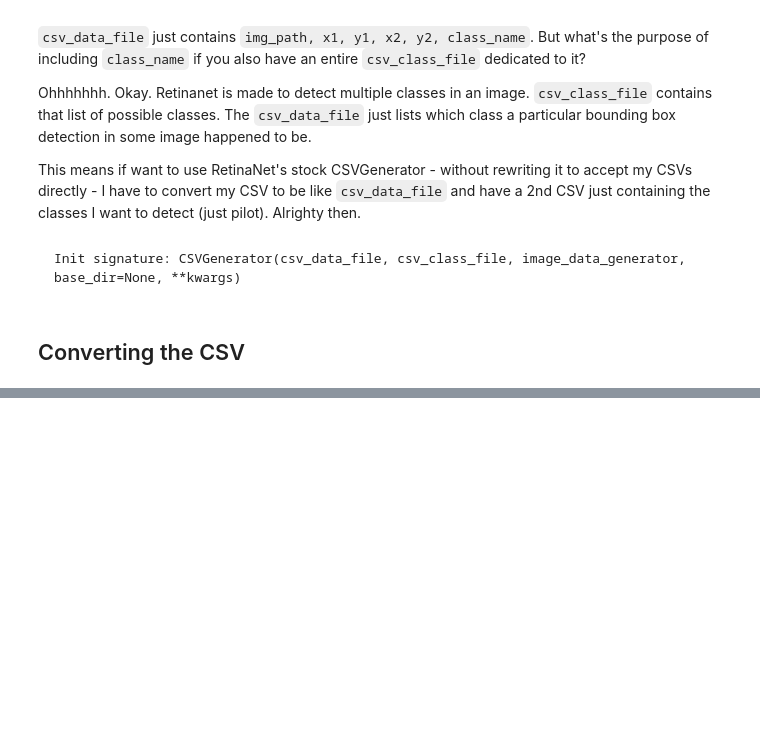
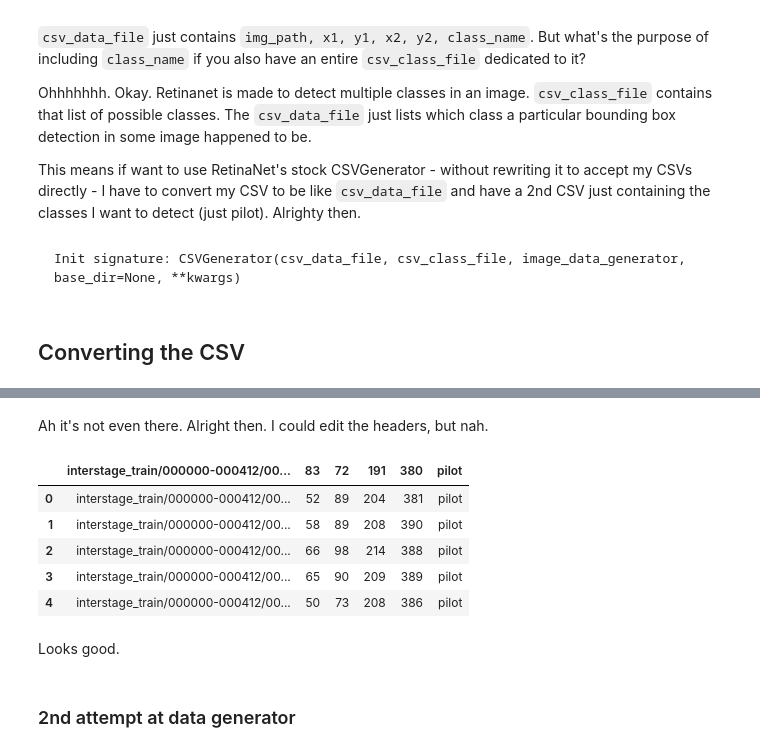
Before and after one commit to WNoxchi/Aersu, a Jupyter notebook: GLOC/finetune-retinanet-dev3.ipynb, the cells around one changed output, grey strips where cells are left out. Saved outputs shown, nothing was run; the diff lists cells and outputs as text; code cells hidden in the pictures; blank space fills up the shorter version.

```diff
--- a/GLOC/finetune-retinanet-dev3.ipynb
+++ b/GLOC/finetune-retinanet-dev3.ipynb
@@ -73,0 +306,2 @@ FileNotFoundError: File b'data/interstage_labels.csv' does not exist
+# %% [markdown]
+Ah it's not even there. Alright then. I could edit the headers, but nah.
@@ -73,0 +331,15 @@ FileNotFoundError: File b'data/interstage_labels.csv' does not exist
+# %%
+df = pd.read_csv('data/interstage_retinanet_data.csv')
+# %%
+df.head()
+# %% [output]
+|  | interstage_train/000000-000412/00... | 83 | 72 | 191 | 380 | pilot |
+| 0 | interstage_train/000000-000412/00... | 52 | 89 | 204 | 381 | pilot |
+| 1 | interstage_train/000000-000412/00... | 58 | 89 | 208 | 390 | pilot |
+| 2 | interstage_train/000000-000412/00... | 66 | 98 | 214 | 388 | pilot |
+| 3 | interstage_train/000000-000412/00... | 65 | 90 | 209 | 389 | pilot |
+| 4 | interstage_train/000000-000412/00... | 50 | 73 | 208 | 386 | pilot |
+# %% [markdown]
+Looks good.
+# %% [markdown]
+### 2nd attempt at data generator
```
Also changed, not shown: parts of 46 cells of this notebook.
